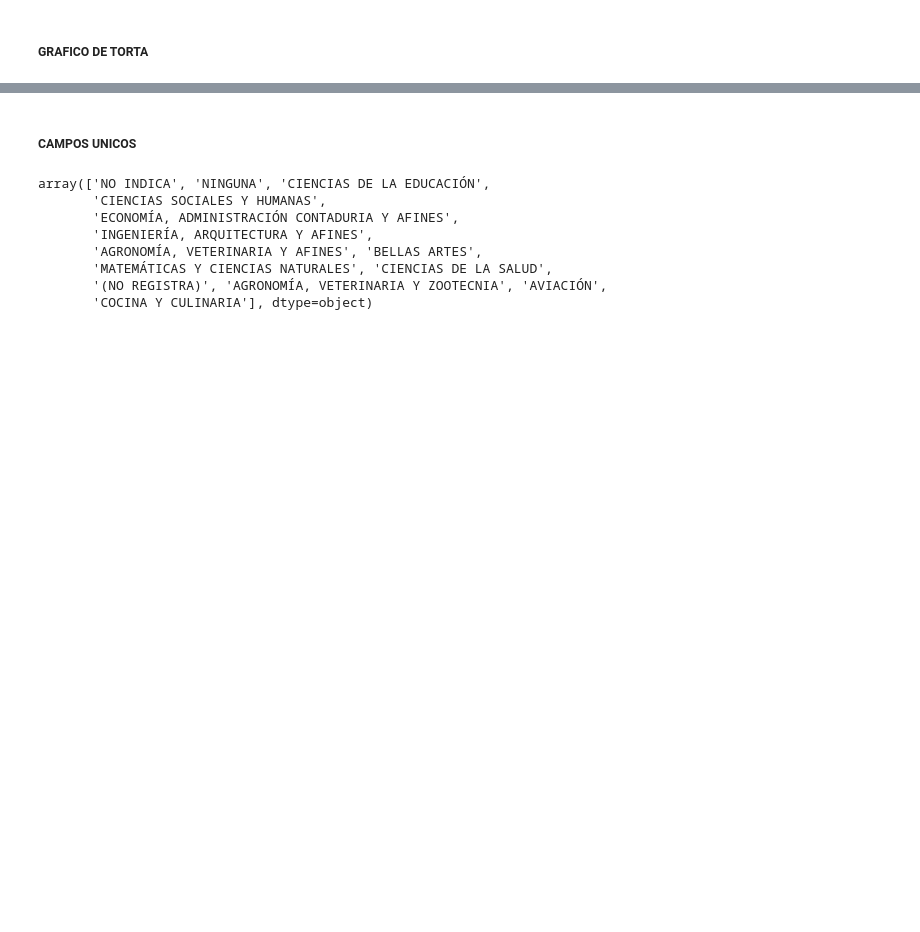
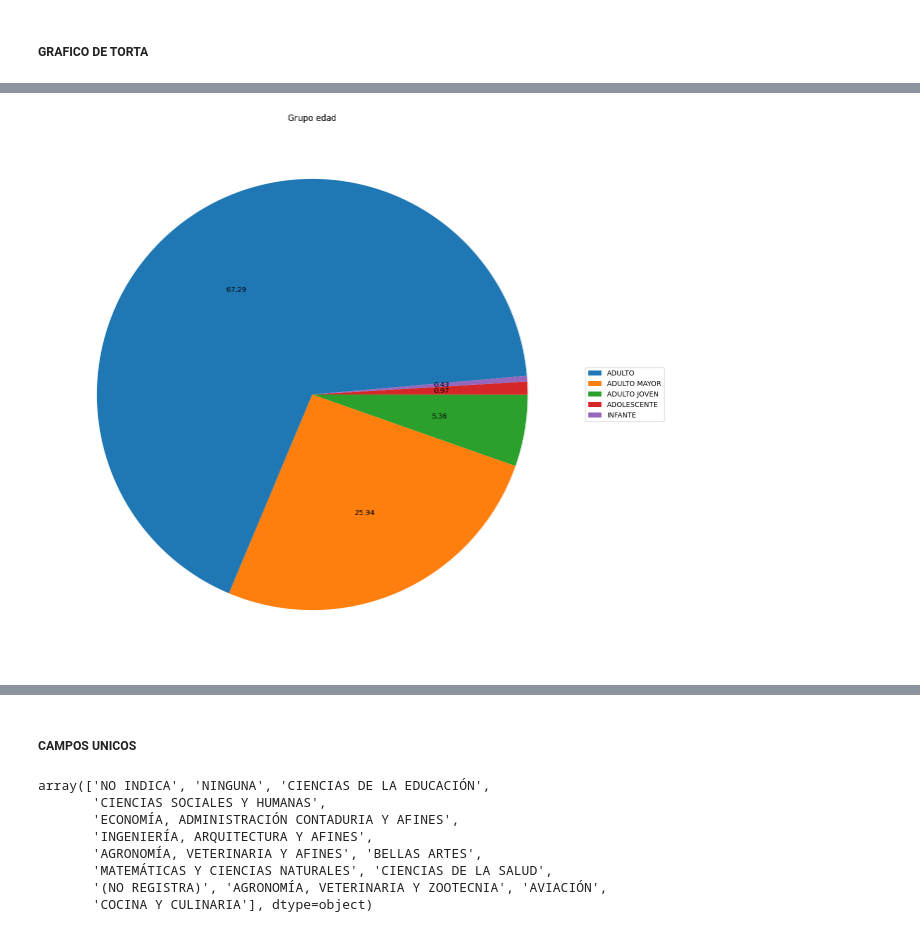
Before and after one commit to alexanderbeleno16/taller1_corte1_mi_20241, a Jupyter notebook: taller1_corte1_mi_20241.ipynb, the cells around one changed output, grey strips where cells are left out. Cells and saved outputs as stored; diff of their text form; code cells hidden in the pictures; blank space fills up the shorter version.

```diff
--- a/taller1_corte1_mi_20241.ipynb
+++ b/taller1_corte1_mi_20241.ipynb
@@ -658,0 +738,11 @@ data_frame["Género"].value_counts().plot(kind="pie",autopct="%.2f", figsize=(12
+# %%
+# data_frame["Grupo edad"].value_counts().plot(kind="pie",autopct="%.2f", figsize=(15,15), title="Grupo edad" )
+
+plt.figure(figsize=(14, 14))
+plt.pie(data_frame["Grupo edad"].value_counts(), labels=None, autopct="%.2f", startangle=5)
+plt.legend(data_frame['Grupo edad'].unique(), loc="center left", bbox_to_anchor=(1, 0.5))
+
+plt.title('Grupo edad')
+plt.show()
+# %% [output]
+[figure, added]
```
Also changed, not shown: parts of 9 cells of this notebook.
